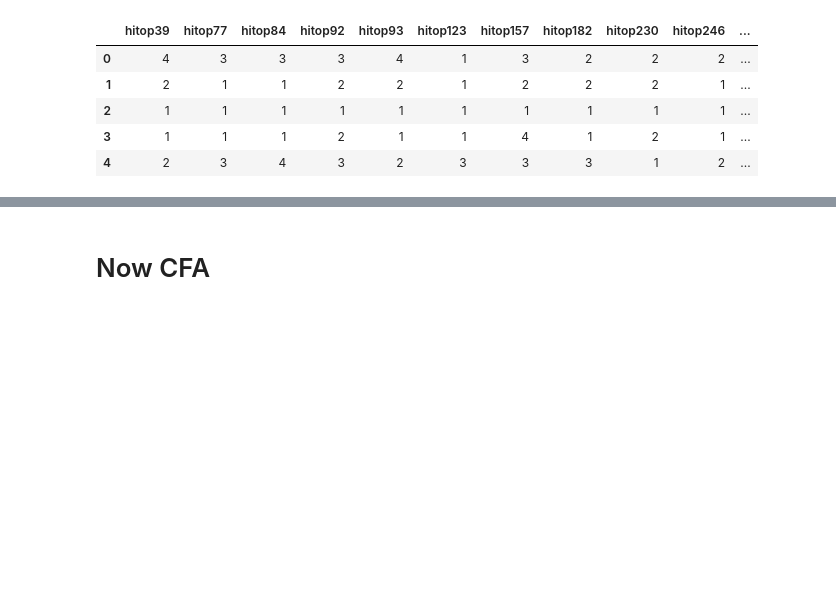
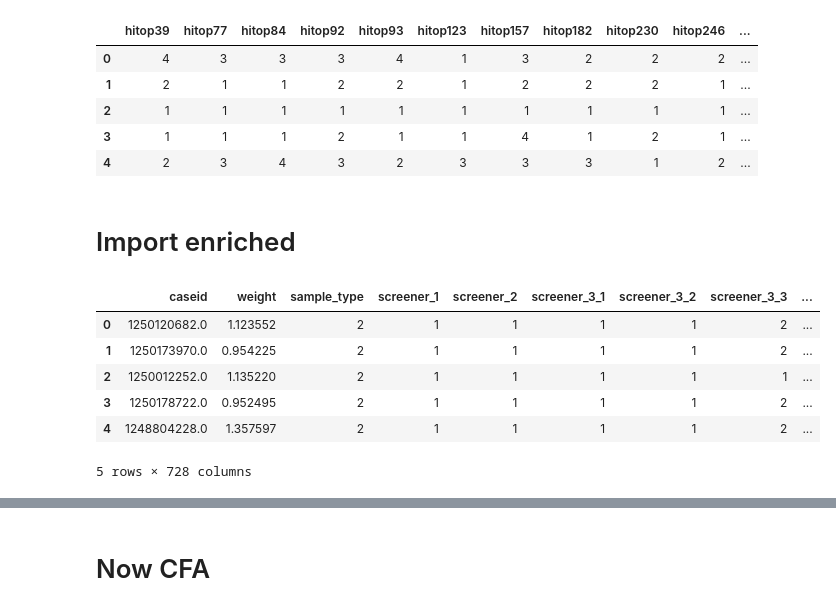
Before and after one commit to mariezelenina/HITOP_validation, a Jupyter notebook: notebook_3_cfa.ipynb, the cells around one changed output, grey strips where cells are left out. Saved outputs shown, nothing was run; the diff lists cells and outputs as text; code cells hidden in the pictures; blank space fills up the shorter version.

```diff
--- a/notebook_3_cfa.ipynb
+++ b/notebook_3_cfa.ipynb
@@ -629,3 +634,17 @@ mydata.head()
 | 2 | 1 | 1 | 1 | 1 | 1 | 1 | 1 | 1 | 1 | 1 | ... |
 | 3 | 1 | 1 | 1 | 2 | 1 | 1 | 4 | 1 | 2 | 1 | ... |
 | 4 | 2 | 3 | 4 | 3 | 2 | 3 | 3 | 3 | 1 | 2 | ... |
+# %% [markdown]
+# Import enriched
+# %%
+datapath_enriched = '../data/NIMH0007_mental_health_num_OUTPUT.csv'
+dat_enriched = pd.read_csv(datapath_enriched, dtype={'caseid':str}, engine='python')
+dat_enriched.head()
+# %% [output]
+|  | caseid | weight | sample_type | screener_1 | screener_2 | screener_3_1 | screener_3_2 | screener_3_3 | ... |
+| 0 | 1250120682.0 | 1.123552 | 2 | 1 | 1 | 1 | 1 | 2 | ... |
+| 1 | 1250173970.0 | 0.954225 | 2 | 1 | 1 | 1 | 1 | 2 | ... |
+| 2 | 1250012252.0 | 1.135220 | 2 | 1 | 1 | 1 | 1 | 1 | ... |
+| 3 | 1250178722.0 | 0.952495 | 2 | 1 | 1 | 1 | 1 | 2 | ... |
+| 4 | 1248804228.0 | 1.357597 | 2 | 1 | 1 | 1 | 1 | 2 | ... |
+5 rows × 728 columns
```
Also changed, not shown: parts of 44 cells of this notebook, 1 other file.
